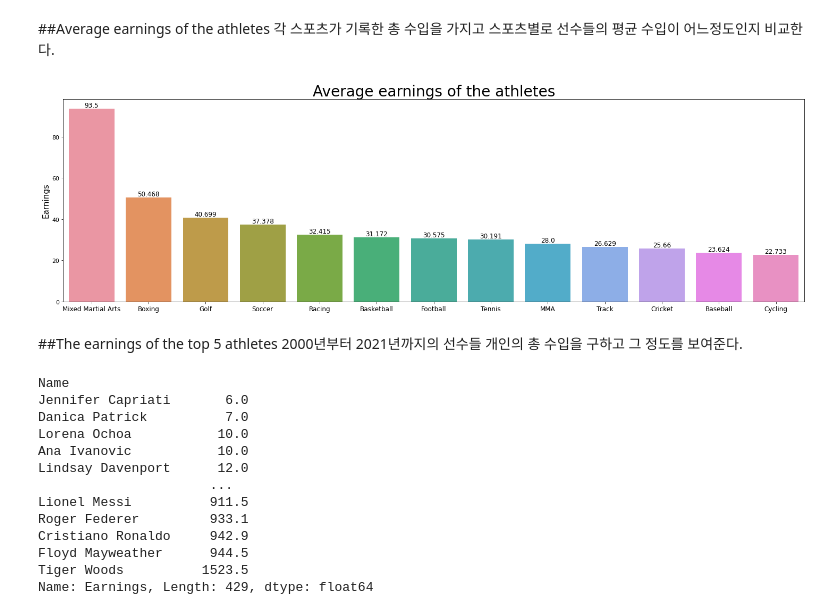
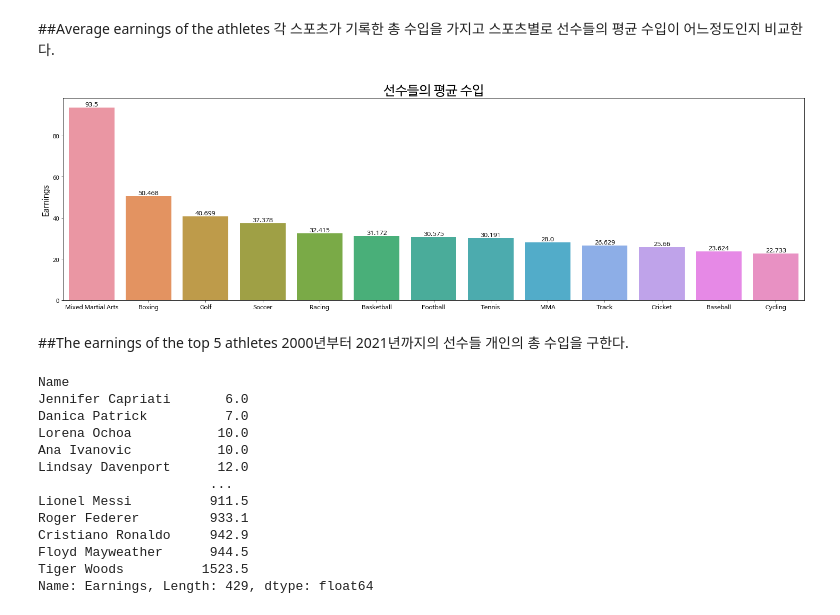
Before and after one commit to gjsin1105/DAP__, a Jupyter notebook: FinalProject.ipynb, the cells around one changed output. Cells and saved outputs as stored; diff of their text form; code cells hidden in the pictures.

```diff
--- a/FinalProject.ipynb
+++ b/FinalProject.ipynb
@@ -11,8 +34,7 @@ import numpy as np
 import pandas as pd
 import matplotlib.pyplot as plt
 import seaborn as sns
-import matplotlib
-plt.rcParams["font.family"] = "NanumGothic"
+plt.rc('font', family='NanumBarunGothic')
 # %% [markdown]
 선수들의 정보를 저장한 데이터를 가져온다.
 # %%
@@ -79,26 +101,26 @@ Name: Earnings, dtype: float64
 각 스포츠가 기록한 총 수입을 가지고 스포츠별로 선수들의 평균 수입이 어느정도인지 비교한다.
 # %%
 plt.figure(figsize=(25, 7))
-plt.title("Average earnings of the athletes", size=28)
+plt.title("선수들의 평균 수입", size=25)
 plt.xticks(fontsize=12)
 plt.ylabel('Earnings', size=15)
 x = [0, 1, 2, 3, 4, 5, 6, 7, 8, 9, 10, 11, 12]
 avgtotal = df.groupby('Sport')['Earnings'].mean().round(3).sort_values(ascending=False)
 for i, v in enumerate(x):
     plt.text(v, avgtotal[i], avgtotal[i],
              fontsize=12,
              color='black',
              horizontalalignment='center',
              verticalalignment='bottom')
 sport_kind = [sport for sport in avgtotal.index]
 sns.barplot(x=sport_kind, y=avgtotal)
 plt.grid(False)
 plt.show()
 # %% [output]
-[figure, old version]
+[figure, new version]
 # %% [markdown]
 ##The earnings of the top 5 athletes
-2000년부터 2021년까지의 선수들 개인의 총 수입을 구하고 그 정도를 보여준다.
+2000년부터 2021년까지의 선수들 개인의 총 수입을 구한다.
 # %%
 athlete_total = df.groupby('Name')['Earnings'].sum().sort_values()
 athlete_total
```
Also changed, not shown: parts of 6 cells of this notebook.
